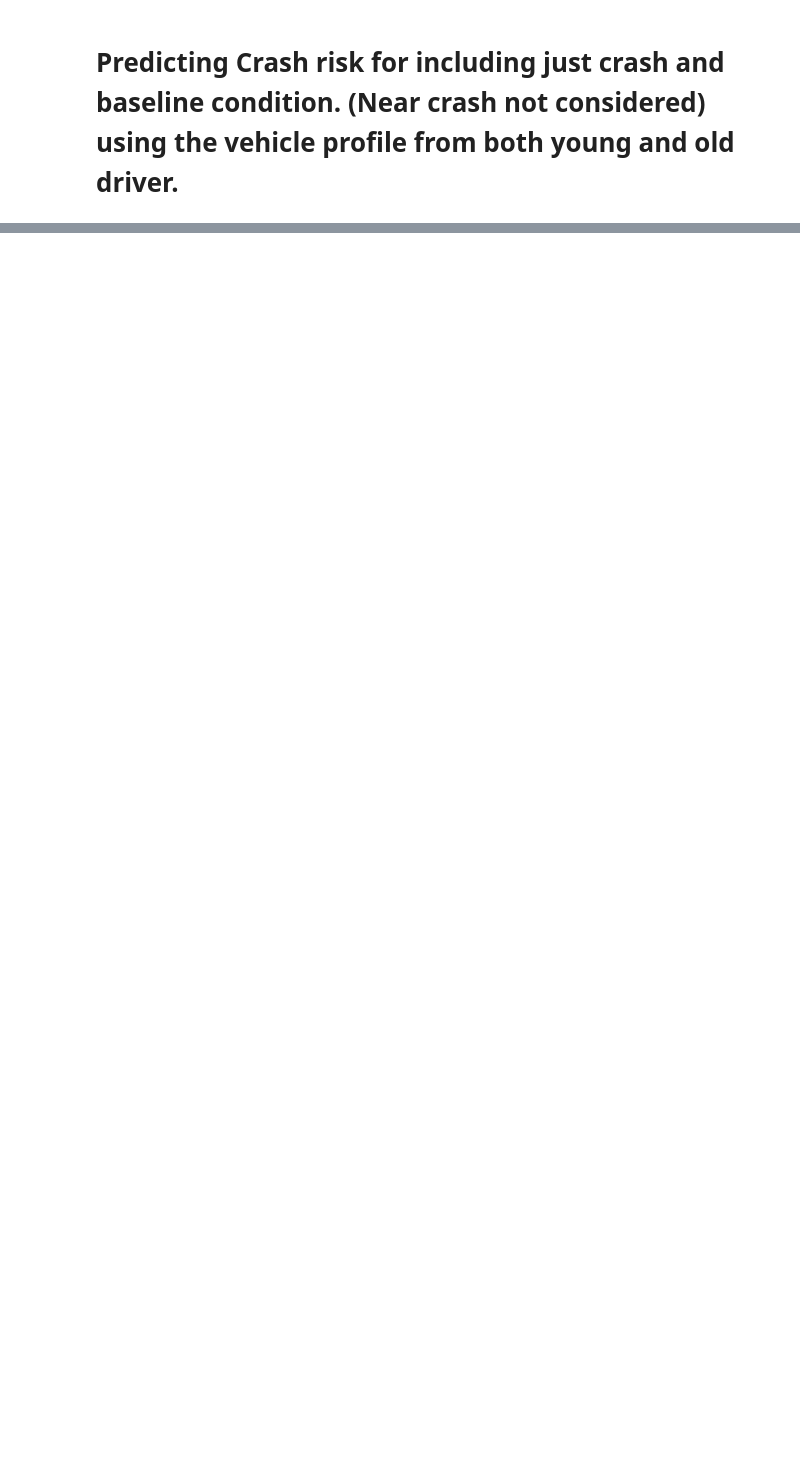
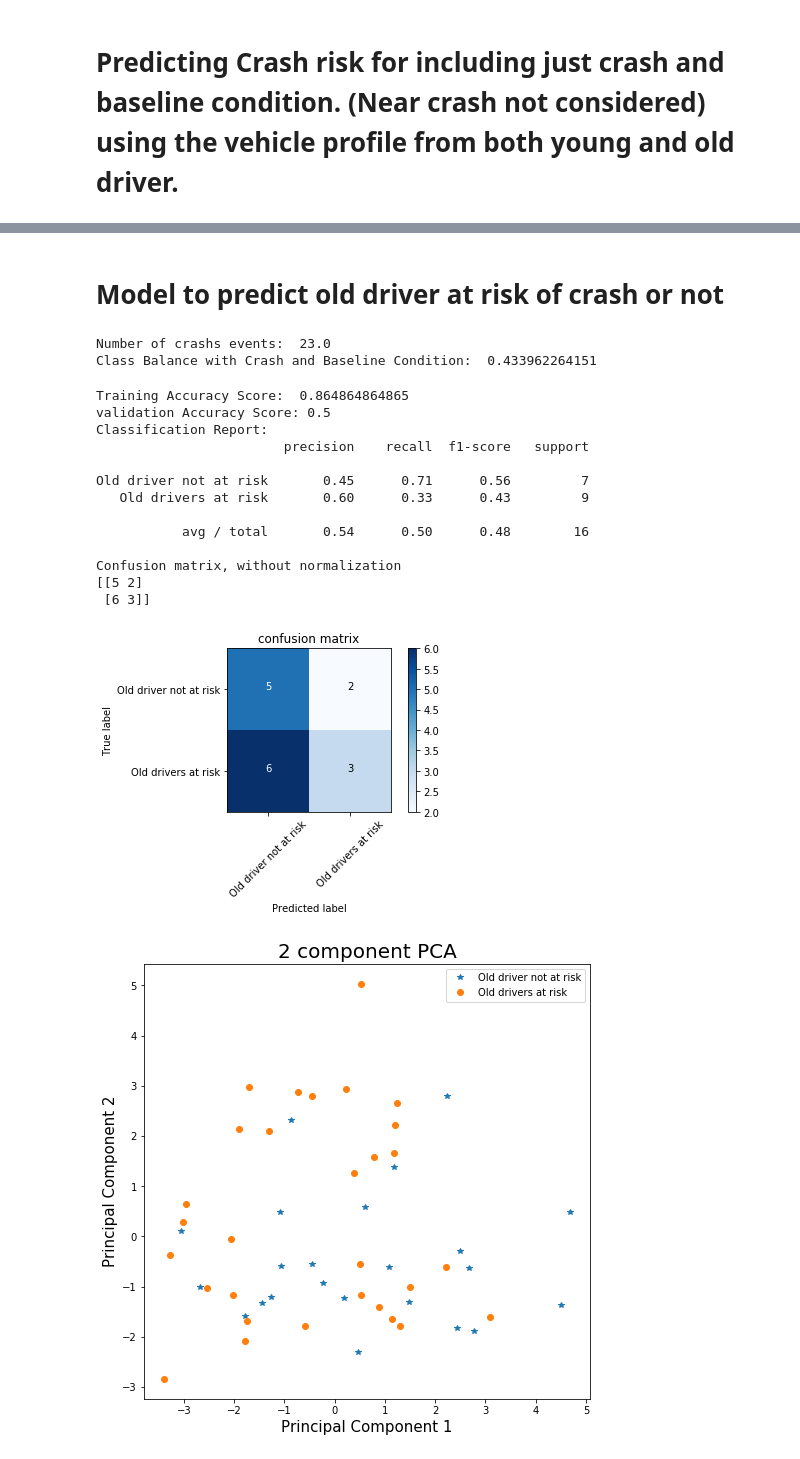
Before and after one commit to imraviagrawal/SHPR2video_git, a Jupyter notebook: Linear_models.ipynb, the cells around one changed output, grey strips where cells are left out. Drawn from its saved outputs; the diff is of its cells as text; code cells hidden in the pictures; blank space fills up the shorter version.

Commit message:
SVM models

```diff
--- a/Linear_models.ipynb
+++ b/Linear_models.ipynb
@@ -203,3 +306,50 @@ Confusion matrix, without normalization
+# %% [markdown]
+# Model to predict old driver at risk of crash or not
+# %%
+leftTurn = pd.read_excel("leftturn.xlsx")
+
+old_crash = leftTurn[(leftTurn["age"]>=65) & ((leftTurn["crashStatus"]=="Crash"))]
+old_baseline = leftTurn[(leftTurn["age"]>=65) & (leftTurn["crashStatus"]=="Balanced-Sample Baseline")][:30]
+leftTurn = pd.concat([old_crash, old_baseline])
+data = leftTurn.drop(["File_id","time_of_entering","time_of_exiting","precipitatingEvent",
+                      "preIncidentManeuver", "crash", "maneuverJudgment", "incomplete_video",
+                      "vehicle_movement", 'intersection_type'], axis = 1)
+
+y = data["crashStatus"]
+data = data.drop( 'crashStatus', axis=1)
+y[y=="Balanced-Sample Baseline"] = False
+y[y != False] = True
+y  = np.asarray(y,dtype=np.float64)
+filledData = data.where(pd.notna(data), data.mean(), axis='columns')
+filledData = (filledData - filledData.mean())/(filledData.std()+1e-4)
+print("Number of crashs events: ", sum(y))
+print("Class Balance with Crash and Baseline Condition: ", sum(y)/len(y))
+# from sklearn.feature_selection import SelectKBest,f_classif
+# selector = SelectKBest(f_classif, k=10).fit(filledData,y)
+# featurefilledData = selector.transform(filledData)
+X_train, X_test, y_train, y_test = train_test_split(filledData, y, train_size=0.7)
+# %% [output]
+Number of crashs events:  23.0
+Class Balance with Crash and Baseline Condition:  0.433962264151
+# %%
+clf = LogisticRegression(max_iter=100, penalty='l1')
+Classifier_performance(clf, ["Old driver not at risk", "Old drivers at risk"], y, filledData=filledData, X_train=X_train, X_test=X_test, y_train=y_train, y_test=y_test )
+# %% [output]
+Training Accuracy Score:  0.864864864865
+validation Accuracy Score: 0.5
+Classification Report:
+                        precision    recall  f1-score   support
+
+Old driver not at risk       0.45      0.71      0.56         7
+   Old drivers at risk       0.60      0.33      0.43         9
+
+           avg / total       0.54      0.50      0.48        16
+
+Confusion matrix, without normalization
+[[5 2]
+ [6 3]]
+[figure, added]
+[figure, added]
 # %%
 est = sm.OLS(y, filledData.astype(float))
 est2 = est.fit()
```
Also changed, not shown: parts of 13 cells of this notebook, 2 other files.
